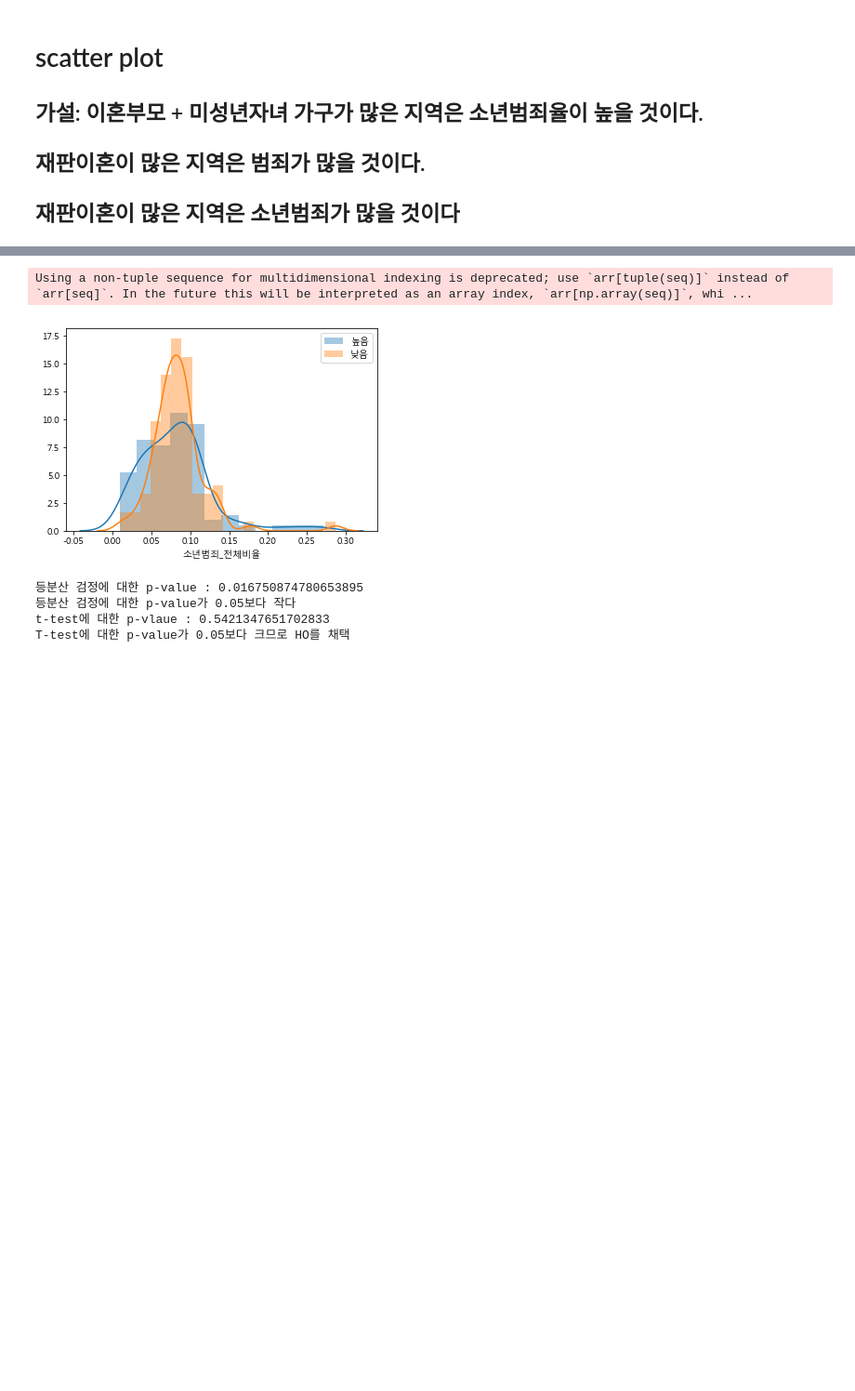
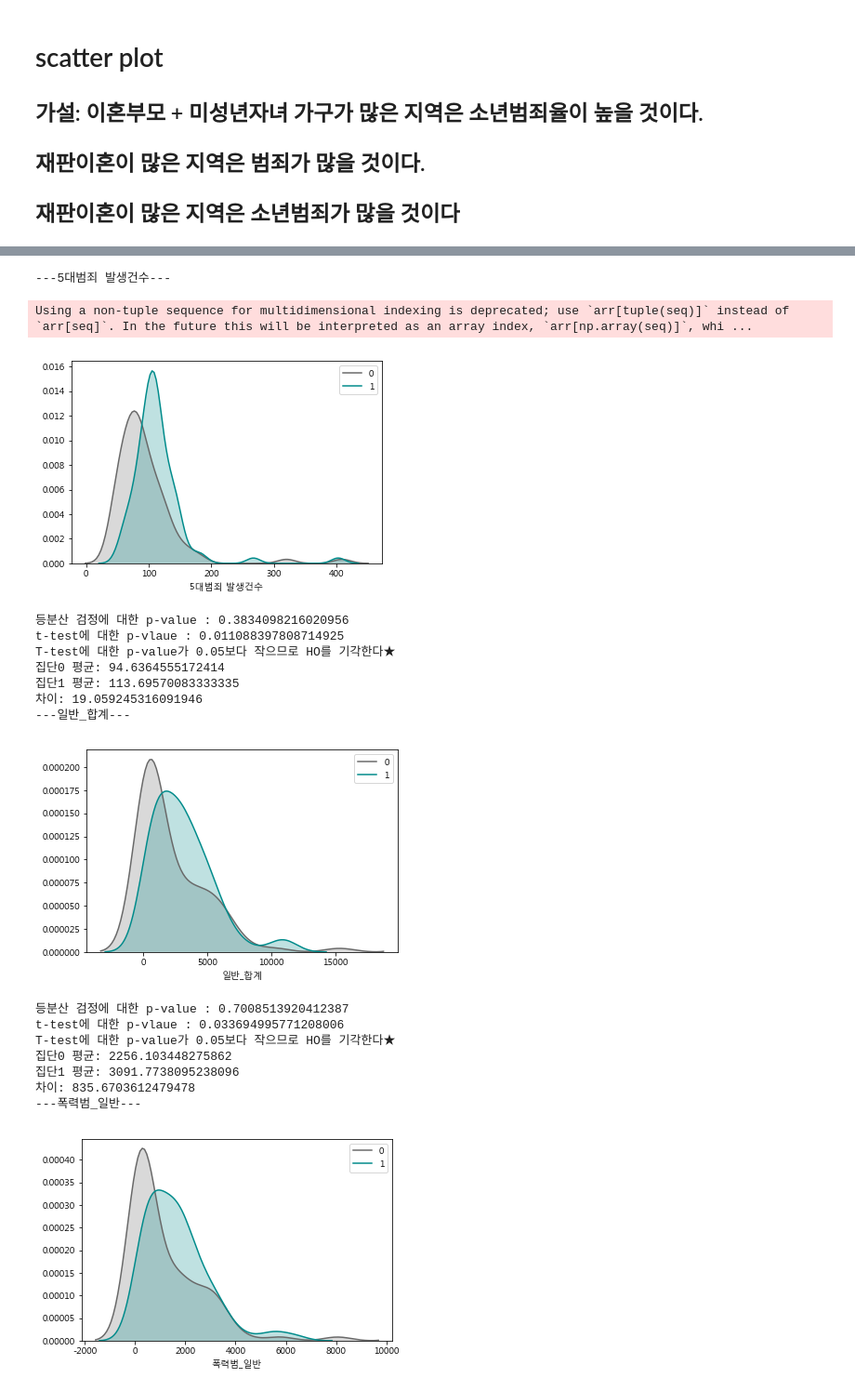
Before and after one commit to gloryle/ARTISTS, a Jupyter notebook: 1209_jy_이혼 - 범죄등급 #가정폭력_가설1시군구-Copy1.ipynb, the cells around one changed output, grey strips where cells are left out. Shown at 93% size. Cells and saved outputs as stored; diff of their text form; code cells hidden in the pictures; blank space fills up the shorter version.

```diff
--- a/1209_jy_이혼 - 범죄등급 #가정폭력_가설1시군구-Copy1.ipynb
+++ b/1209_jy_이혼 - 범죄등급 #가정폭력_가설1시군구-Copy1.ipynb
@@ -382,12 +382,17 @@ sigungu['미혼자녀가구비율1'] = sigungu['2세대미혼자녀가구합']/s
 sigungu['미혼자녀가구비율2'] = sigungu['2세대미혼자녀가구합']/sigungu['전체가구수']
 
 sigungu['소년범죄비율']=sigungu['소년_합계']/sigungu['소년인구']
+sigungu['소년범죄비율2']=sigungu['소년_합계']/sigungu['일반_합계']
 sigungu['소년폭력범죄비율']=sigungu['폭력범_소년']/sigungu['소년인구']
+sigungu['소년폭력범죄비율2']=sigungu['폭력범_소년']/sigungu['폭력범_일반']
 
 
 
-sigungu['이혼일인가구비율1'] = sigungu['1인가구']/sigungu['1인가구수(명)']*100
-sigungu['이혼일인가구비율2'] = sigungu['1인가구']/sigungu['전체가구수']*100
+sigungu['이혼일인가구비율1'] = sigungu['1인가구']/sigungu['1인가구수(명)']
+sigungu['이혼일인가구비율2'] = sigungu['1인가구']/sigungu['전체가구수']
+# %%
+sigungu['미혼자녀가구비율2'] = sigungu['미혼자녀가구비율2'].astype(float)
+sigungu['이혼일인가구비율2'] = sigungu['이혼일인가구비율2'].astype(float)
 # %%
 #간단히, 최종열 확인
 print('shape:', sigungu.shape)
@@ -424,10 +443,0 @@ print(사분면별점갯수(x,y,'crime_',df=sigungu))
-# %%
-#미성년자녀가구와 일인가구가 많은 지역은 범죄율이 높을 것이다.
-#미성년자녀가구와 일인가구가 많은 지역
-x='미혼자녀가구비율2'
-y='이혼일인가구비율2'
-scatter(x, y, color="crime_", df=sigungu,
-                        medianline=True, hovername='지역', trendline='ols')
-print(사분면별점갯수(x,y,'crime_',df=sigungu))
-#미혼자녀가구비율1에 따라 범죄등급차이가 난다.
-#이혼일인가구비율1은 차이가 그렇게 나지 않는다. 내가 확인하려는 범죄지표는 어떻게 될지는 모른다.
@@ -469,11 +566,11 @@ import matplotlib.pyplot as plt
 import seaborn as sns # plt, sns는 그림을 그리기 위함
 import scipy.stats as stats # t-test를 하기 위함
 # label1='제조업비율 높음',label2='제조업비율 낮음'
-def con_check(var1, var2, data, label1='높음', label2='낮음'): # var1에는 질병에 관한 변수, var2는 연속형 변수들, data는 확인할 dataframe
-    var1_0 = data.loc[data[var1] == 0][var2] # var1==0인 경우의 var2값
-    var1_1 = data.loc[data[var1] == 1][var2] # var1==1인 경우의 var2값
-    g = sns.distplot(var1_0, label = label1)
-    g = sns.distplot(var1_1, label = label2) #각 경우의 분포 그래프 그리기
+def con_check(var1, var2, data, label1='0', label2='1'): # var1에는 질병에 관한 변수, var2는 연속형 변수들, data는 확인할 dataframe
+    var1_0 = data.loc[data[var1] == '0'][var2] # var1==0인 경우의 var2값
+    var1_1 = data.loc[data[var1] == '1'][var2] # var1==1인 경우의 var2값
+    g = sns.distplot(var1_0, label = label1, hist=False, kde_kws={'shade':True},color='dimgrey')
+    g = sns.distplot(var1_1, label = label2, hist=False, kde_kws={'shade':True},color='darkcyan') #각 경우의 분포 그래프 그리기
     g.legend()
     plt.show()
 
@@ -498,7 +595,7 @@ def con_check(var1, var2, data, label1='높음', label2='낮음'): # var1에는
         print('t-test에 대한 p-vlaue : %s'%t[1])
         if t[1] < 0.05:
             print('T-test에 대한 p-value가 0.05보다 작으므로 HO를 기각한다★')
-            print(' a집단 음주 평균:',var1_0.mean(),'\n','b집단 음주 평균:',var1_1.mean())
+            print('집단0 평균:',var1_0.mean(),'\n집단1 평균:',var1_1.mean())
             print('차이:', abs(var1_0.mean()-var1_1.mean()))
             return var2
         else:
@@ -512,17 +609,33 @@ def con_check(var1, var2, data, label1='높음', label2='낮음'): # var1에는
 
         if t[1] < 0.05:
             print('T-test에 대한 p-value가 0.05보다 작으므로 HO를 기각한다★')
-            print(' a집단 음주 평균:',var1_0.mean(),'\n','b집단 음주 평균:',var1_1.mean())
+            print('집단0 평균:',var1_0.mean(),'\n집단1 평균:',var1_1.mean())
             print('차이:', abs(var1_0.mean()-var1_1.mean()))
             return var2
         else:
             print('T-test에 대한 p-value가 0.05보다 크므로 HO를 채택')
-# %%
-con_check('group4','소년범죄_전체비율',sigungu_nxy)
-# %% [output]
-Using a non-tuple sequence for multidimensional indexing is deprecated; use `arr[tuple(seq)]` instead of `arr[seq]`. In the future this will be interpreted as an array index, `arr[np.array(seq)]`, whi ...
-[figure, removed]
-등분산 검정에 대한 p-value : 0.016750874780653895
-등분산 검정에 대한 p-value가 0.05보다 작다
-t-test에 대한 p-vlaue : 0.5421347651702833
-T-test에 대한 p-value가 0.05보다 크므로 HO를 채택
+# %%
+lst=['5대범죄 발생건수','일반_합계','폭력범_일반','소년범죄비율','소년폭력범죄비율','소년범죄비율2','소년폭력범죄비율2','소년_합계','폭력범_소년']
+for element in lst:
+    print(f'---{element}---')
+    con_check('group_',element,sigungu.dropna())
+# %% [output]
+---5대범죄 발생건수---
+Using a non-tuple sequence for multidimensional indexing is deprecated; use `arr[tuple(seq)]` instead of `arr[seq]`. In the future this will be interpreted as an array index, `arr[np.array(seq)]`, whi ...
+[figure, added]
+등분산 검정에 대한 p-value : 0.3834098216020956
+t-test에 대한 p-vlaue : 0.011088397808714925
+T-test에 대한 p-value가 0.05보다 작으므로 HO를 기각한다★
+집단0 평균: 94.6364555172414
+집단1 평균: 113.69570083333335
+차이: 19.059245316091946
+---일반_합계---
+[figure, added]
+등분산 검정에 대한 p-value : 0.7008513920412387
+t-test에 대한 p-vlaue : 0.033694995771208006
+T-test에 대한 p-value가 0.05보다 작으므로 HO를 기각한다★
+집단0 평균: 2256.103448275862
+집단1 평균: 3091.7738095238096
+차이: 835.6703612479478
+---폭력범_일반---
+[figure, added]
```
Also changed, not shown: parts of 7 cells of this notebook, 1 other file.
